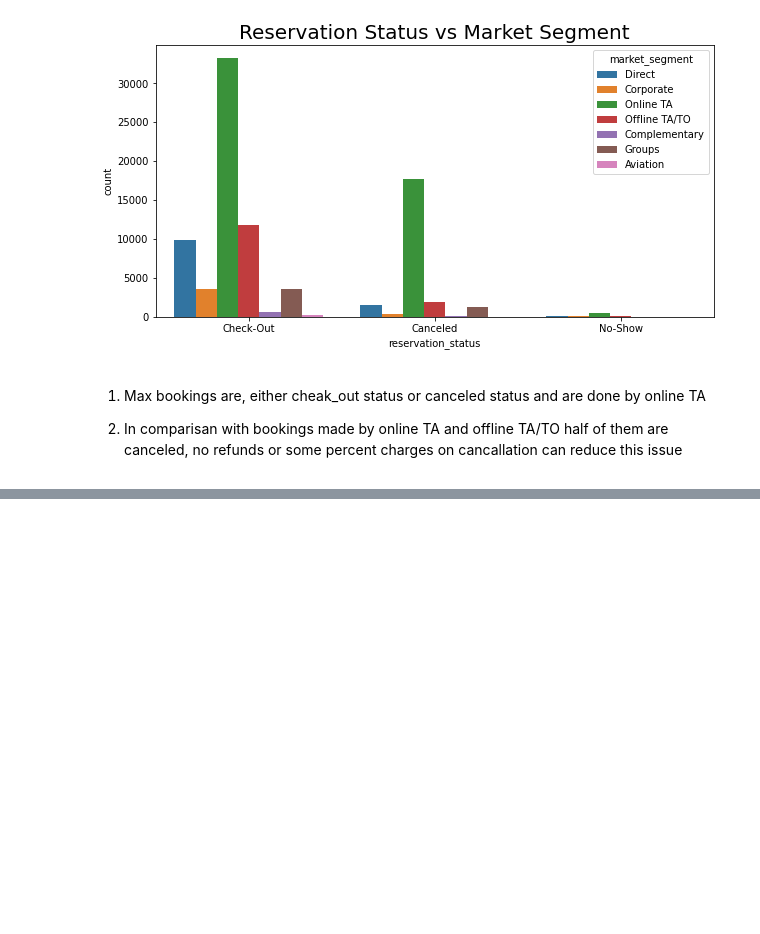
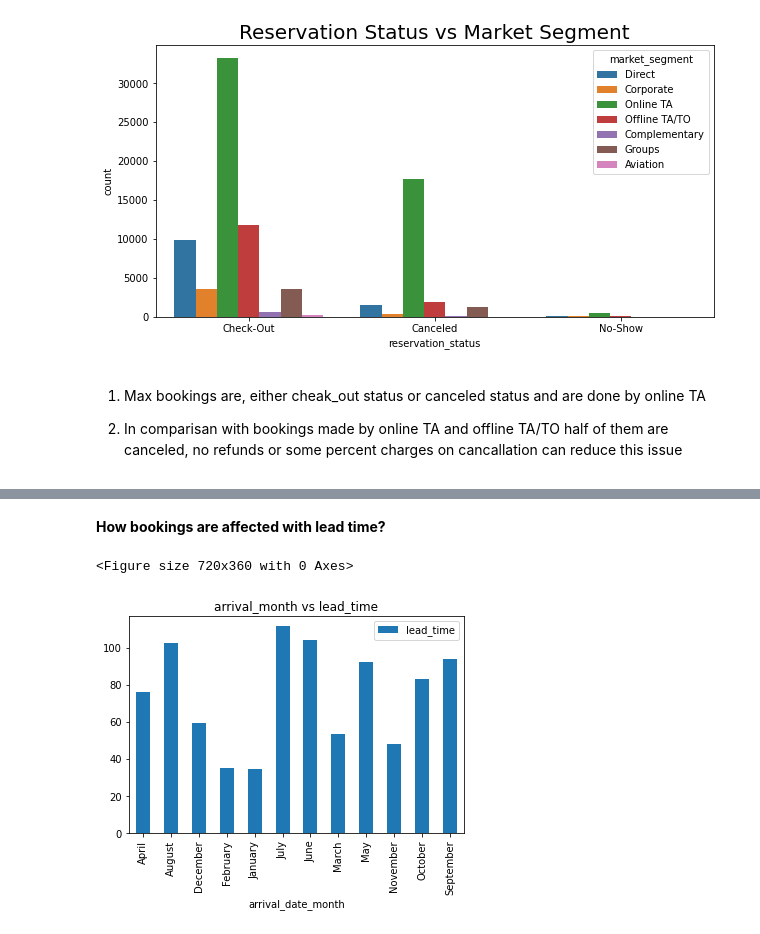
Before and after one commit to saurabhdaund76/Hotel-Booking-Analysis, a Jupyter notebook: Hotel_Booking_Analysis.ipynb, the cells around one changed output, grey strips where cells are left out. Drawn from its saved outputs; the diff is of its cells as text; code cells hidden in the pictures; blank space fills up the shorter version.

```diff
--- a/Hotel_Booking_Analysis.ipynb
+++ b/Hotel_Booking_Analysis.ipynb
@@ -467,0 +499,15 @@ plt.show()
+# %% [markdown]
+**How bookings are affected with lead time?**
+# %%
+# Here we created Dataframe which groupby arrival month and leadtime
+fig= plt.figure(figsize=(10,5))
+
+df1 = pd.DataFrame(df.groupby(['arrival_date_month'])['lead_time'].mean())
+
+
+df1.plot.bar()
+plt.title('arrival_month vs lead_time')
+plt.show()
+# %% [output]
+<Figure size 720x360 with 0 Axes>
+[figure, added]
```
Also changed, not shown: parts of 4 cells of this notebook.
